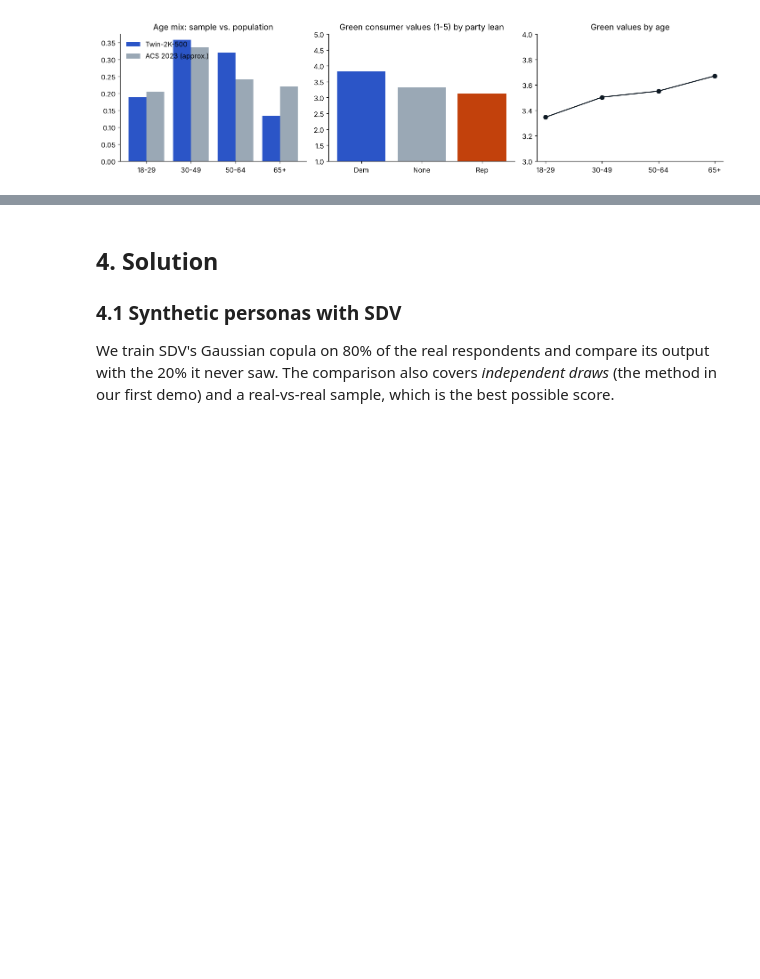
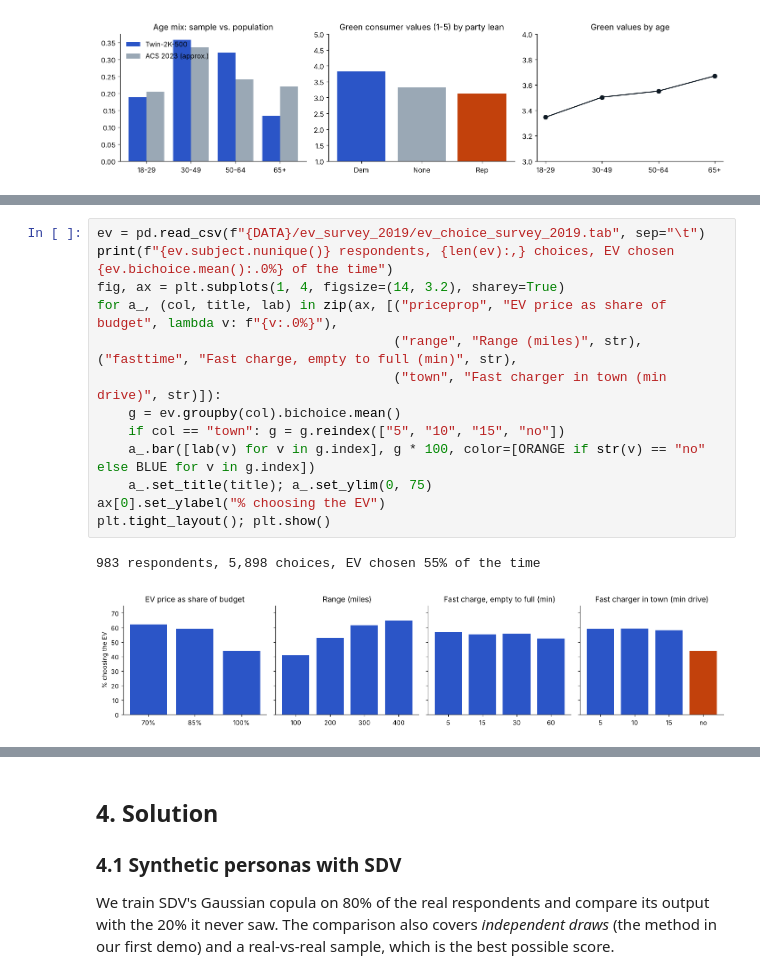
Before and after one commit to milangoossens123-dot/ev-twinlab, a Jupyter notebook: EV_TwinLab_report.ipynb, the cells around one changed output, grey strips where cells are left out. Cells and saved outputs as stored; diff of their text form; blank space fills up the shorter version.

```diff
--- a/EV_TwinLab_report.ipynb
+++ b/EV_TwinLab_report.ipynb
@@ -110,0 +114,16 @@ num.corr(method="spearman").round(2)
+# %%
+ev = pd.read_csv(f"{DATA}/ev_survey_2019/ev_choice_survey_2019.tab", sep="\t")
+print(f"{ev.subject.nunique()} respondents, {len(ev):,} choices, EV chosen {ev.bichoice.mean():.0%} of the time")
+fig, ax = plt.subplots(1, 4, figsize=(14, 3.2), sharey=True)
+for a_, (col, title, lab) in zip(ax, [("priceprop", "EV price as share of budget", lambda v: f"{v:.0%}"),
+                                      ("range", "Range (miles)", str), ("fasttime", "Fast charge, empty to full (min)", str),
+                                      ("town", "Fast charger in town (min drive)", str)]):
+    g = ev.groupby(col).bichoice.mean()
+    if col == "town": g = g.reindex(["5", "10", "15", "no"])
+    a_.bar([lab(v) for v in g.index], g * 100, color=[ORANGE if str(v) == "no" else BLUE for v in g.index])
+    a_.set_title(title); a_.set_ylim(0, 75)
+ax[0].set_ylabel("% choosing the EV")
+plt.tight_layout(); plt.show()
+# %% [output]
+983 respondents, 5,898 choices, EV chosen 55% of the time
+[figure, added]
```
Also changed, not shown: parts of 18 cells of this notebook, 13 other files.
